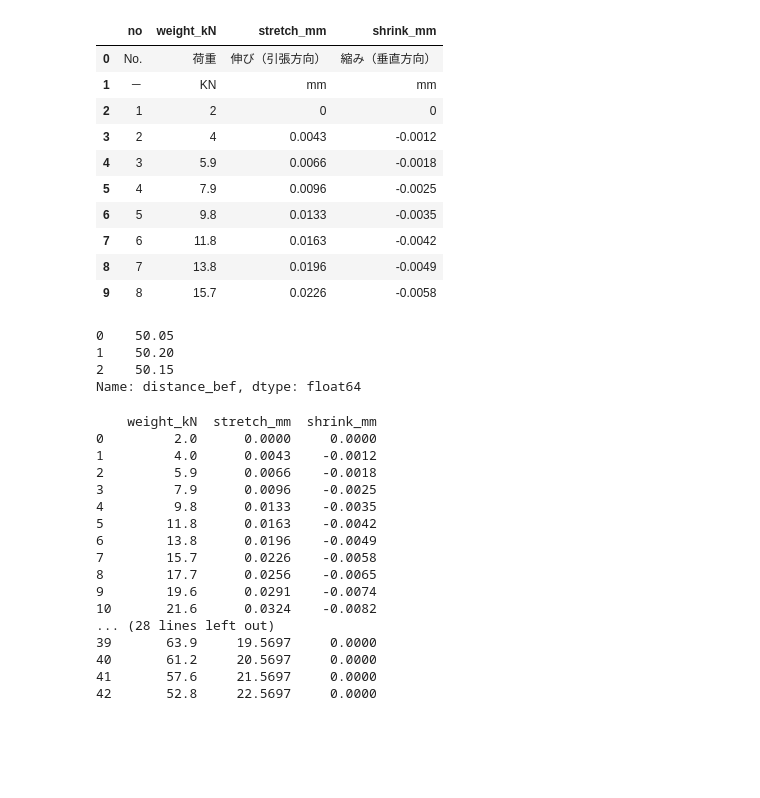
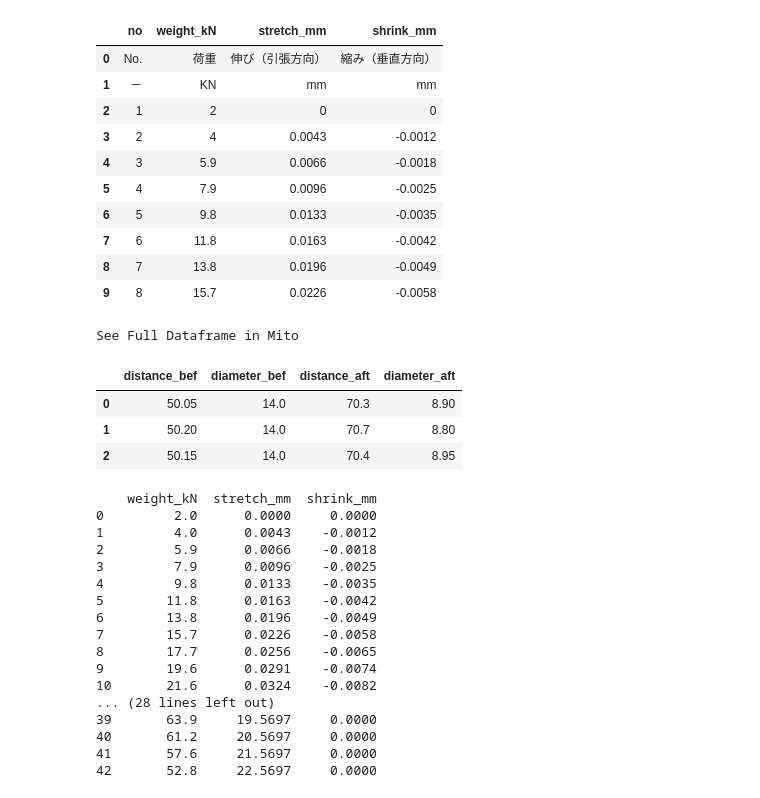
Before and after one commit to aimanamri/mechanicalEngineering, a Jupyter notebook: tensile-test.ipynb, the cells around one changed output. Cells and saved outputs as stored; diff of their text form; code cells hidden in the pictures; blank space fills up the shorter version.

```diff
--- a/tensile-test.ipynb
+++ b/tensile-test.ipynb
@@ -42,13 +42,14 @@ See Full Dataframe in Mito
 # %%
 # 試験片のデータ
 shikenhen = df1.iloc[3:,1:].astype(float).reset_index(drop=True)
 shikenhen.rename(columns={1:"distance_bef",2:"diameter_bef",3:"distance_aft",4:"diameter_aft"},inplace=True)
-shikenhen["distance_bef"]
+shikenhen
 # %% [output]
-0    50.05
-1    50.20
-2    50.15
-Name: distance_bef, dtype: float64
+See Full Dataframe in Mito
+|  | distance_bef | diameter_bef | distance_aft | diameter_aft |
+| 0 | 50.05 | 14.0 | 70.3 | 8.90 |
+| 1 | 50.20 | 14.0 | 70.7 | 8.80 |
+| 2 | 50.15 | 14.0 | 70.4 | 8.95 |
 # %%
 # 引張り試験のデータ
 hippari = df2[["weight_kN","stretch_mm","shrink_mm"]].fillna(0).iloc[2:].astype(float).reset_index(drop=True)
```
Also changed, not shown: parts of 2 cells of this notebook, 1 other file.
